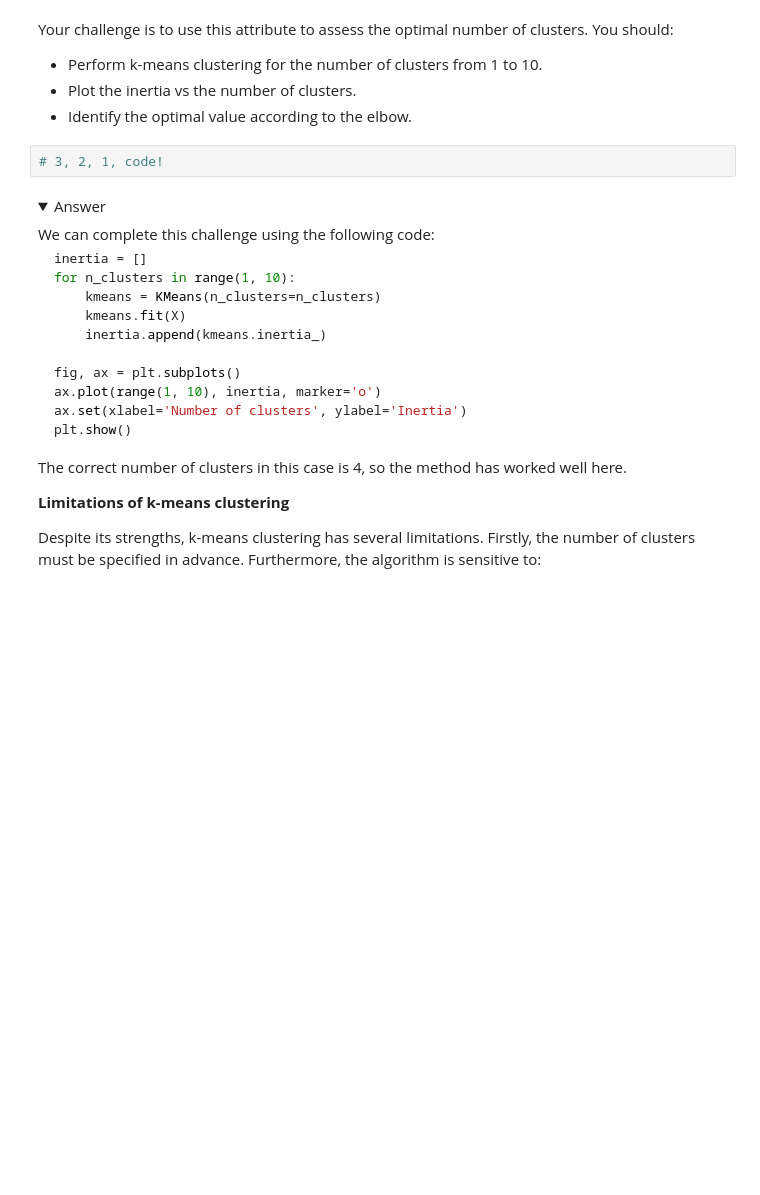
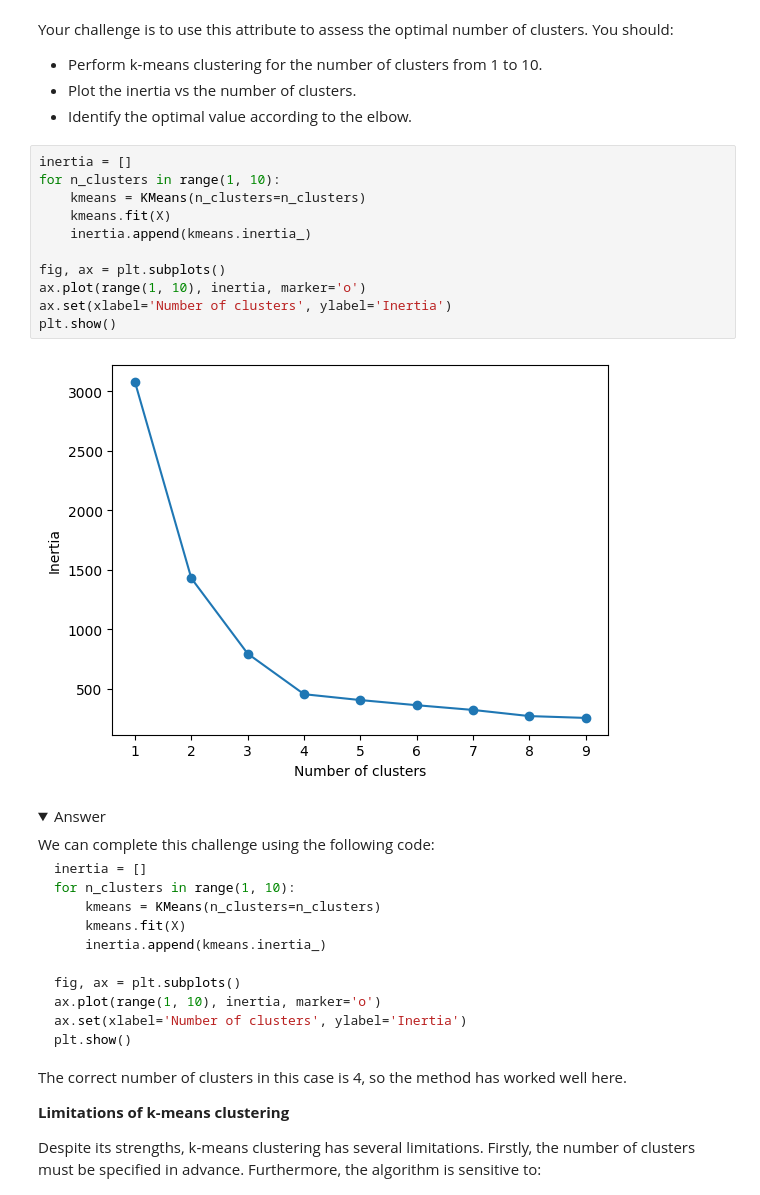
Before and after one commit to alanasmC1904/ML_module, a Jupyter notebook: workshop-3.ipynb, the cells around one changed output. Saved outputs shown, nothing was run; the diff lists cells and outputs as text; folded sections open; blank space fills up the shorter version.

```diff
--- a/workshop-3.ipynb
+++ b/workshop-3.ipynb
@@ -590,8 +648,19 @@ Your challenge is to use this attribute to assess the optimal number of clusters
 - Perform k-means clustering for the number of clusters from 1 to 10.
 - Plot the inertia vs the number of clusters.
 - Identify the optimal value according to the elbow.
-# %%
-# 3, 2, 1, code!
+# %%
+inertia = []
+for n_clusters in range(1, 10):
+    kmeans = KMeans(n_clusters=n_clusters)
+    kmeans.fit(X)
+    inertia.append(kmeans.inertia_)
+
+fig, ax = plt.subplots()
+ax.plot(range(1, 10), inertia, marker='o')
+ax.set(xlabel='Number of clusters', ylabel='Inertia')
+plt.show()
+# %% [output]
+[figure, added]
 # %% [markdown]
 
 <details>
```
Also changed, not shown: parts of 15 cells of this notebook.
